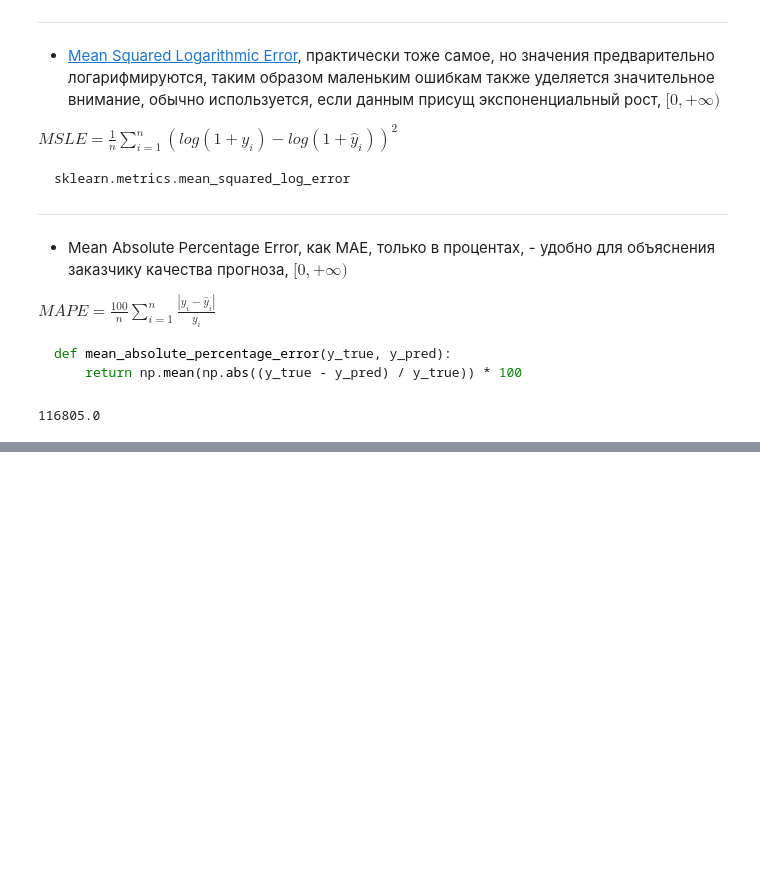
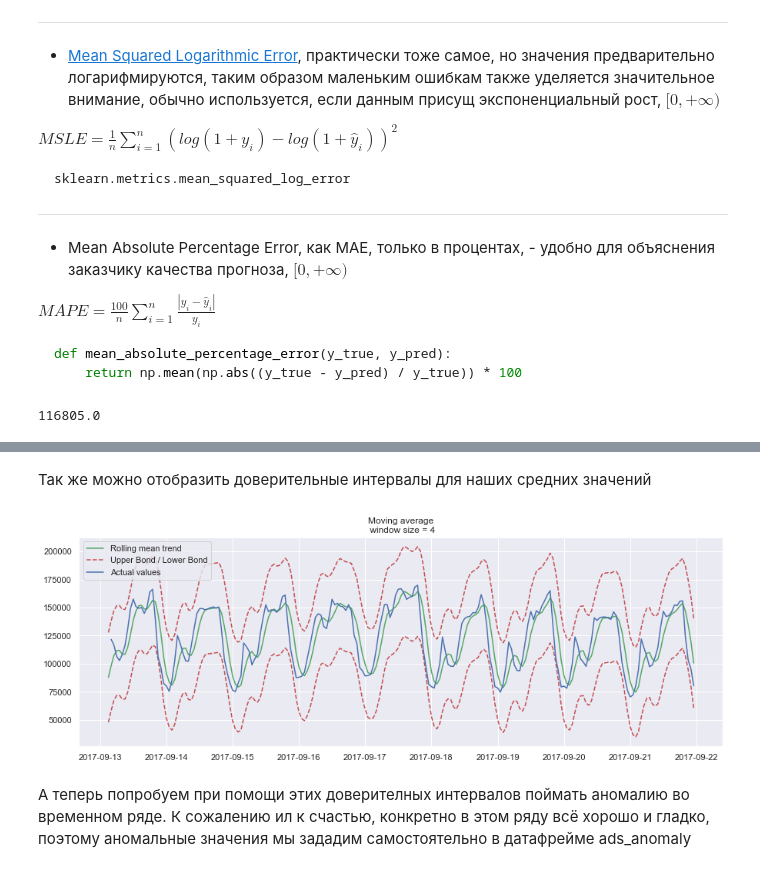
Before and after one commit to adwiza/machine_learning, a Jupyter notebook: ml_23-Time series analysis.ipynb, the cells around one changed output, grey strips where cells are left out. Saved outputs shown, nothing was run; the diff lists cells and outputs as text; code cells hidden in the pictures; blank space fills up the shorter version.

```diff
--- a/ml_23-Time series analysis.ipynb
+++ b/ml_23-Time series analysis.ipynb
@@ -129,0 +182,9 @@ moving_average(ads, 24) # prediction for the last observed day (pas 24 hours)
+# %% [markdown]
+Так же можно отобразить доверительные интервалы для наших средних значений
+# %%
+plot_moving_average(ads, 4, plot_intervals=True)
+# %% [output]
+[figure, added]
+# %% [markdown]
+А теперь попробуем при помощи этих доверителных интервалов поймать аномалию во временном ряде. К сожалению ил к счастью,
+конкретно в этом ряду всё хорошо и гладко, поэтому аномальные значения мы зададим самостоятельно в датафрейме ads_anomaly
```
Also changed, not shown: parts of 22 cells of this notebook.
